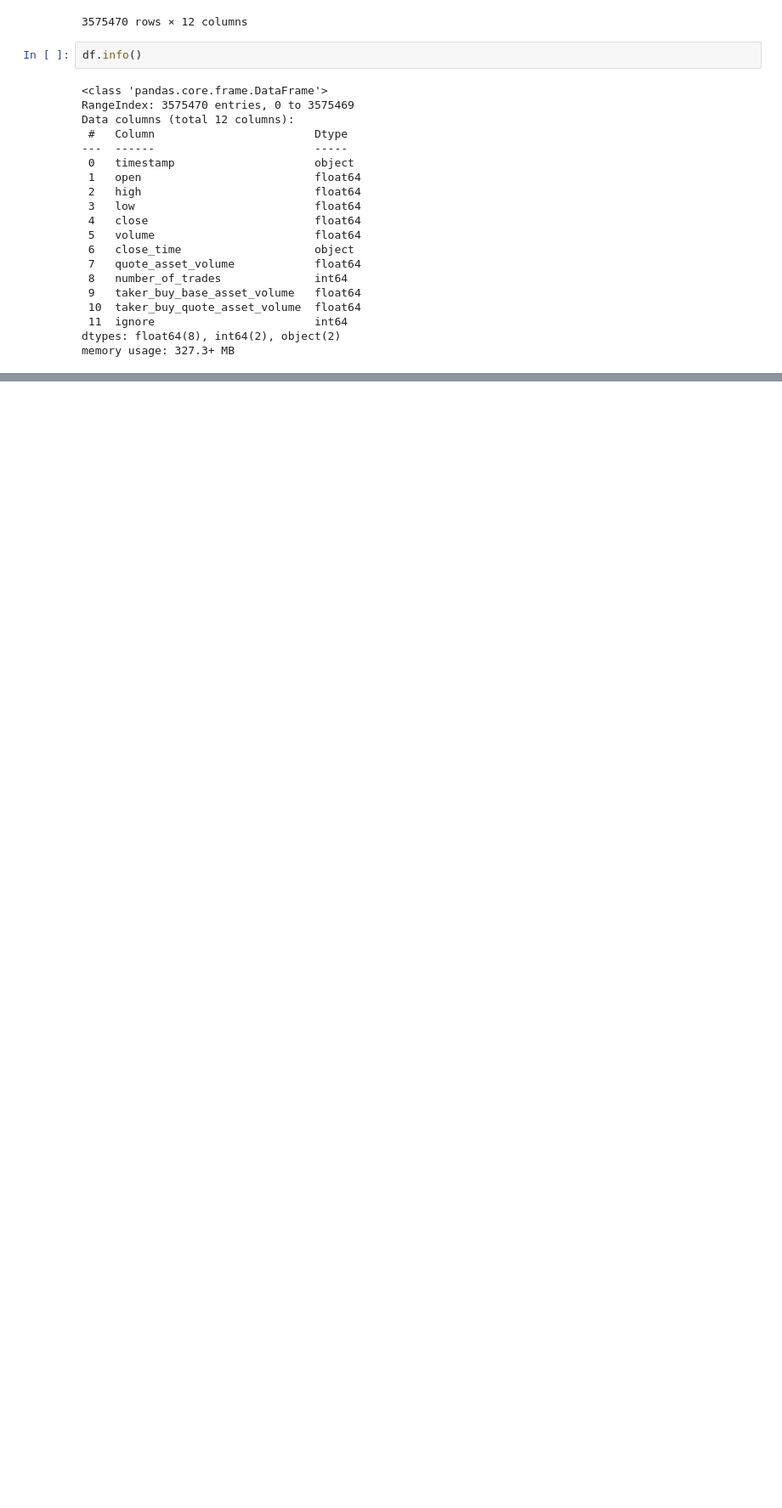
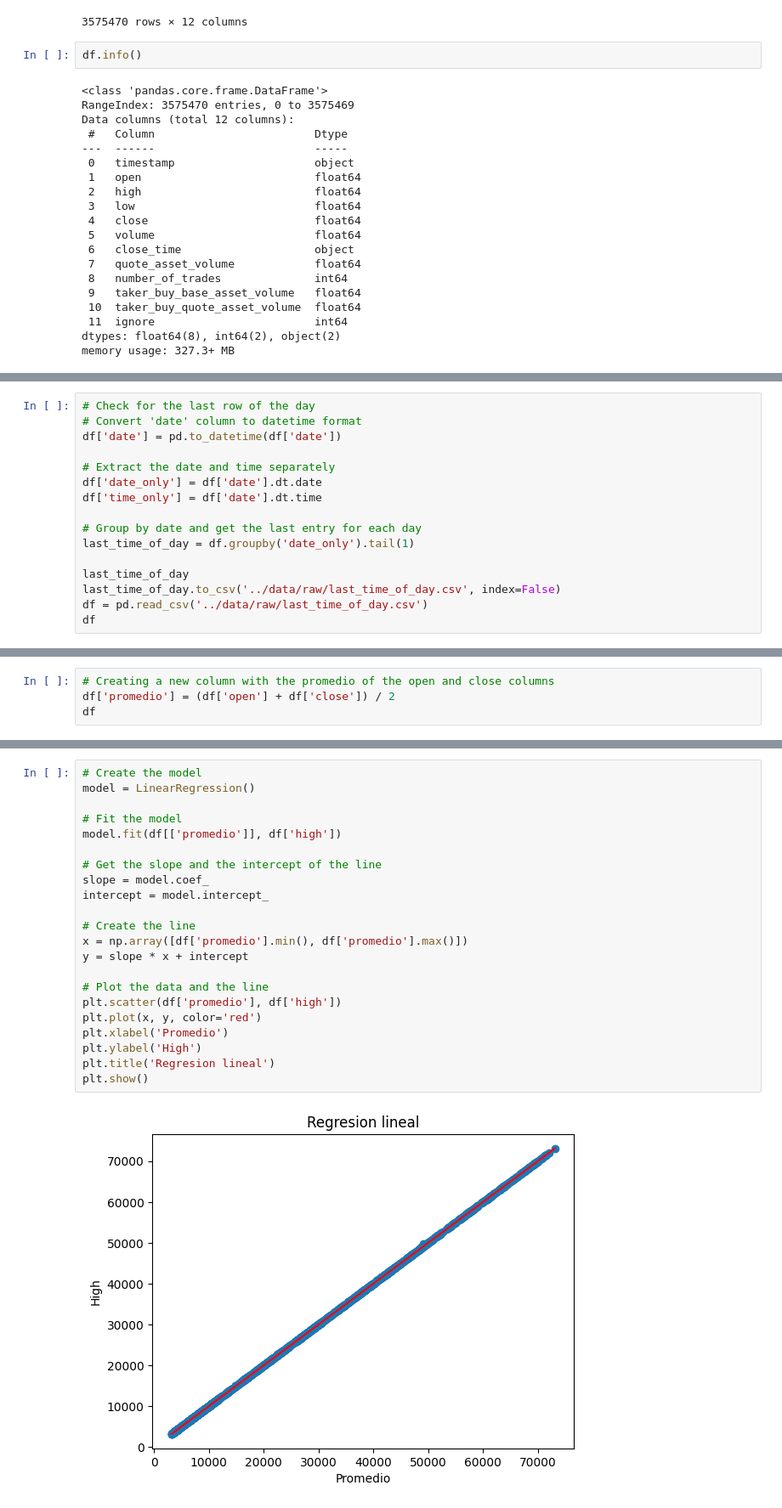
Before and after one commit to CharlyPalm/Anal-tica-caso-empresarial, a Jupyter notebook: notebooks/1.helloworld.ipynb, the cells around one changed output, grey strips where cells are left out. Shown: that part at 85% size. Drawn from its saved outputs; the diff is of its cells as text; blank space fills up the shorter version.

```diff
--- a/notebooks/1.helloworld.ipynb
+++ b/notebooks/1.helloworld.ipynb
@@ -41,0 +113,16 @@ memory usage: 327.3+ MB
+# %%
+# Check for the last row of the day
+# Convert 'date' column to datetime format
+df['date'] = pd.to_datetime(df['date'])
+
+# Extract the date and time separately
+df['date_only'] = df['date'].dt.date
+df['time_only'] = df['date'].dt.time
+
+# Group by date and get the last entry for each day
+last_time_of_day = df.groupby('date_only').tail(1)
+
+last_time_of_day
+last_time_of_day.to_csv('../data/raw/last_time_of_day.csv', index=False)
+df = pd.read_csv('../data/raw/last_time_of_day.csv')
+df
@@ -41,0 +143,4 @@ memory usage: 327.3+ MB
+# %%
+# Creating a new column with the promedio of the open and close columns
+df['promedio'] = (df['open'] + df['close']) / 2
+df
@@ -41,0 +166,24 @@ memory usage: 327.3+ MB
+# %%
+# Create the model
+model = LinearRegression()
+
+# Fit the model
+model.fit(df[['promedio']], df['high'])
+
+# Get the slope and the intercept of the line
+slope = model.coef_
+intercept = model.intercept_
+
+# Create the line
+x = np.array([df['promedio'].min(), df['promedio'].max()])
+y = slope * x + intercept
+
+# Plot the data and the line
+plt.scatter(df['promedio'], df['high'])
+plt.plot(x, y, color='red')
+plt.xlabel('Promedio')
+plt.ylabel('High')
+plt.title('Regresion lineal')
+plt.show()
+# %% [output]
+[figure, added]
```
Also changed, not shown: parts of 7 cells of this notebook, 32 other files.
